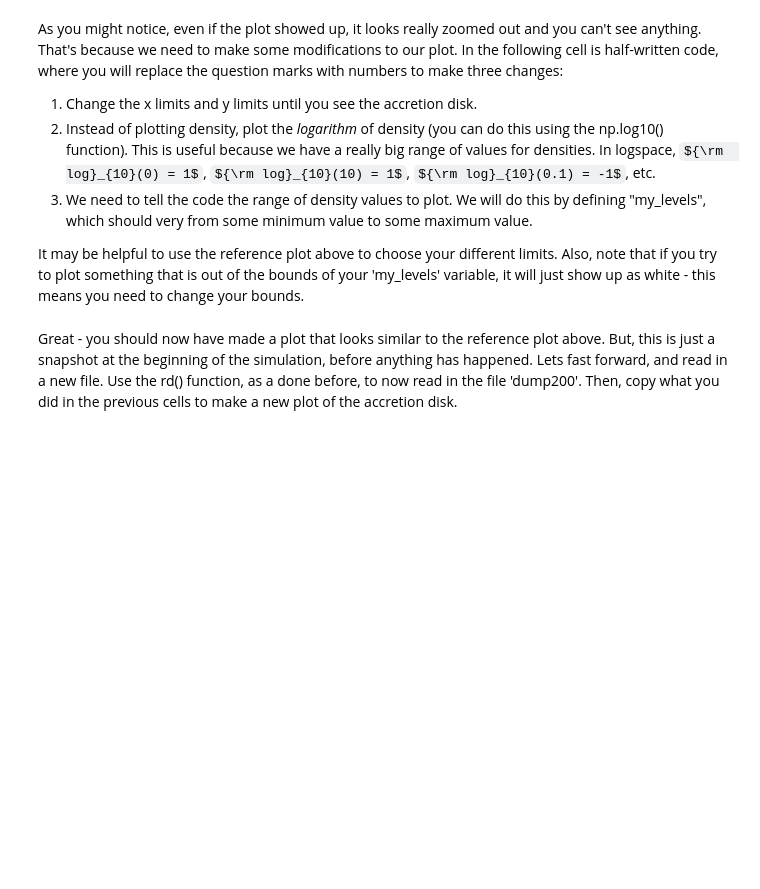
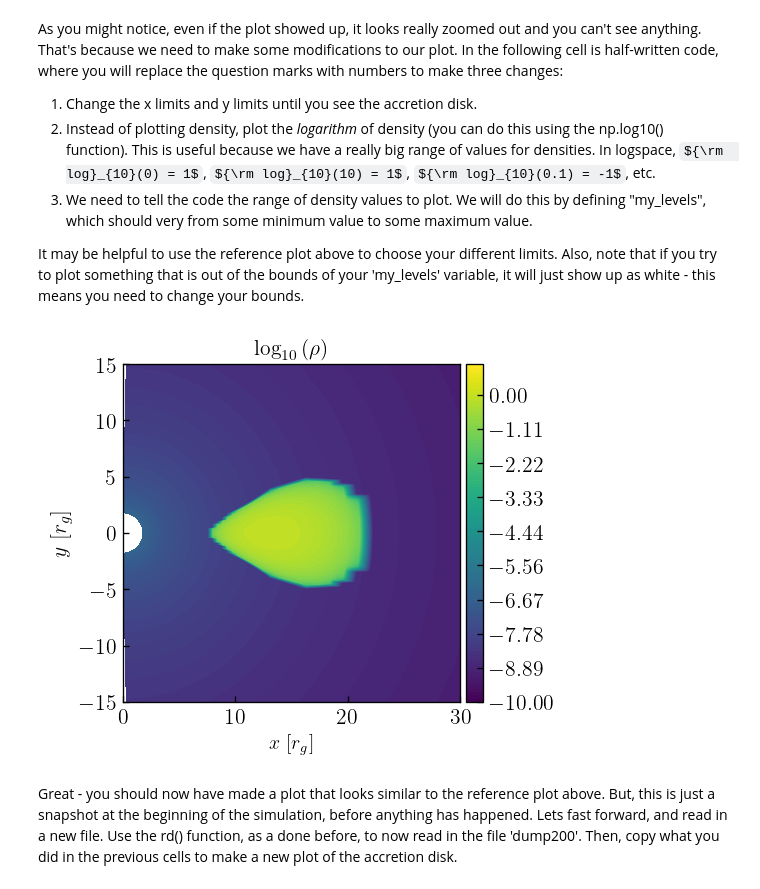
Before and after one commit to CIERA-Northwestern/REACHpy, a Jupyter notebook: Projects/ExtractingEnergyFromBlackHoles/ExtractingEnergyFromBlackHoles.ipynb, the cells around one changed output. Saved outputs shown, nothing was run; the diff lists cells and outputs as text; code cells hidden in the pictures; some formulas as TeX source; blank space fills up the shorter version.

```diff
--- a/Projects/ExtractingEnergyFromBlackHoles/ExtractingEnergyFromBlackHoles.ipynb
+++ b/Projects/ExtractingEnergyFromBlackHoles/ExtractingEnergyFromBlackHoles.ipynb
@@ -114,19 +196,38 @@ As you might notice, even if the plot showed up, it looks really zoomed out and
 
 It may be helpful to use the reference plot above to choose your different limits. Also, note that if you try to plot something that is out of the bounds of your 'my_levels' variable, it will just show up as white - this means you need to change your bounds.
 # %%
+from mpl_toolkits.axes_grid1 import make_axes_locatable
+
+fig, ax = plt.subplots(nrows=1, ncols=1, figsize=(4.5,4.5), dpi=120)
+
 # my_levels sets the range of colors that are depicted in plt.contourf()
-my_levels = np.linspace(?, ?, 100)
-plt.contourf(?, ?, ?, levels=my_levels)
+my_levels = np.linspace(-10., 1., 100)
+im = ax.contourf(x, y, np.log10(rho), levels=my_levels)
+
+ax.set_xlabel("$x$ [$r_g$]", fontsize=12)
+ax.set_ylabel("$y$ [$r_g$]", fontsize=13)
+
+ax.set_title(r"$\log_{10} \, (\rho)$", fontsize=13)
+
+ax.tick_params("both", labelsize=13)
 
 # xlim sets the range of the horizontal axis. The minimum value should be 0 in our case.
-plt.xlim(0, ?)
+ax.set_xlim(0, 30)
 # ylim sets the range of the vertical axis
-plt.ylim(? , ?)
+ax.set_ylim(-15 , 15)
+
+# colorbar() makes the colorbar show up.
+divider = make_axes_locatable(ax)
+cax = divider.append_axes("right", size="5%", pad=0.05)
+
+cb = fig.colorbar(im, cax=cax)
+cb.ax.tick_params("both", labelsize=13)
 
 # The following two lines force the aspect ratio of the plot to be unity, so the image isn't distorted.
-ax = plt.gca()
 ax.set_aspect('equal', 'box')
-# colorbar() makes the colorbar show up.
-plt.colorbar()
+
+fig.tight_layout()
+# %% [output]
+[figure, added]
 # %% [markdown]
 Great - you should now have made a plot that looks similar to the reference plot above. But, this is just a snapshot at the beginning of the simulation, before anything has happened. Lets fast forward, and read in a new file. Use the rd() function, as a done before, to now read in the file 'dump200'. Then, copy what you did in the previous cells to make a new plot of the accretion disk.
```
Also changed, not shown: parts of 37 cells of this notebook.
